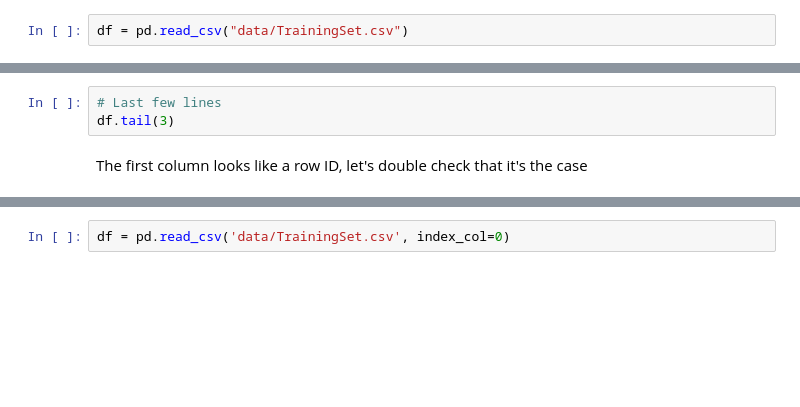
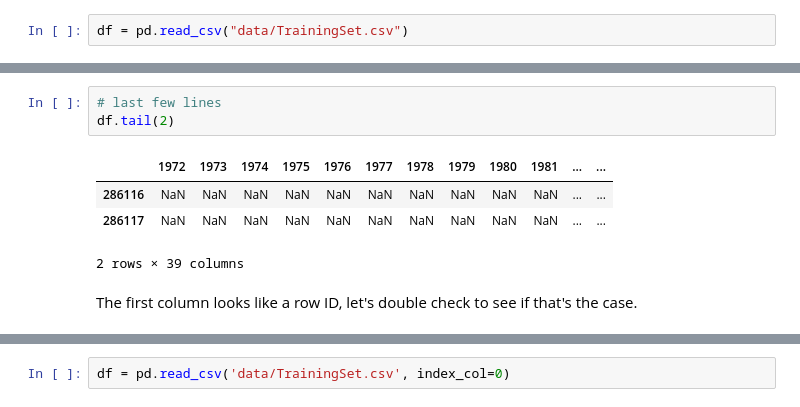
Before and after one commit to machine-learning-study-group/time-series-millenium-goals, a Jupyter notebook: 2-prepare-data.ipynb, the cells around one changed output, grey strips where cells are left out. Saved outputs shown, nothing was run; the diff lists cells and outputs as text; blank space fills up the shorter version.

```diff
--- a/2-prepare-data.ipynb
+++ b/2-prepare-data.ipynb
@@ -42,7 +49,12 @@ df.head(3)
 # %%
-# Last few lines
-df.tail(3)
+# last few lines
+df.tail(2)
+# %% [output]
+|  | 1972 | 1973 | 1974 | 1975 | 1976 | 1977 | 1978 | 1979 | 1980 | 1981 | ... | ... |
+| 286116 | NaN | NaN | NaN | NaN | NaN | NaN | NaN | NaN | NaN | NaN | ... | ... |
+| 286117 | NaN | NaN | NaN | NaN | NaN | NaN | NaN | NaN | NaN | NaN | ... | ... |
+2 rows × 39 columns
 # %% [markdown]
-The first column looks like a row ID, let's double check that it's the case
+The first column looks like a row ID, let's double check to see if that's the case.
 # %%
 df.iloc[:,0].nunique() == df.shape[0]
```
Also changed, not shown: parts of 20 cells of this notebook.
